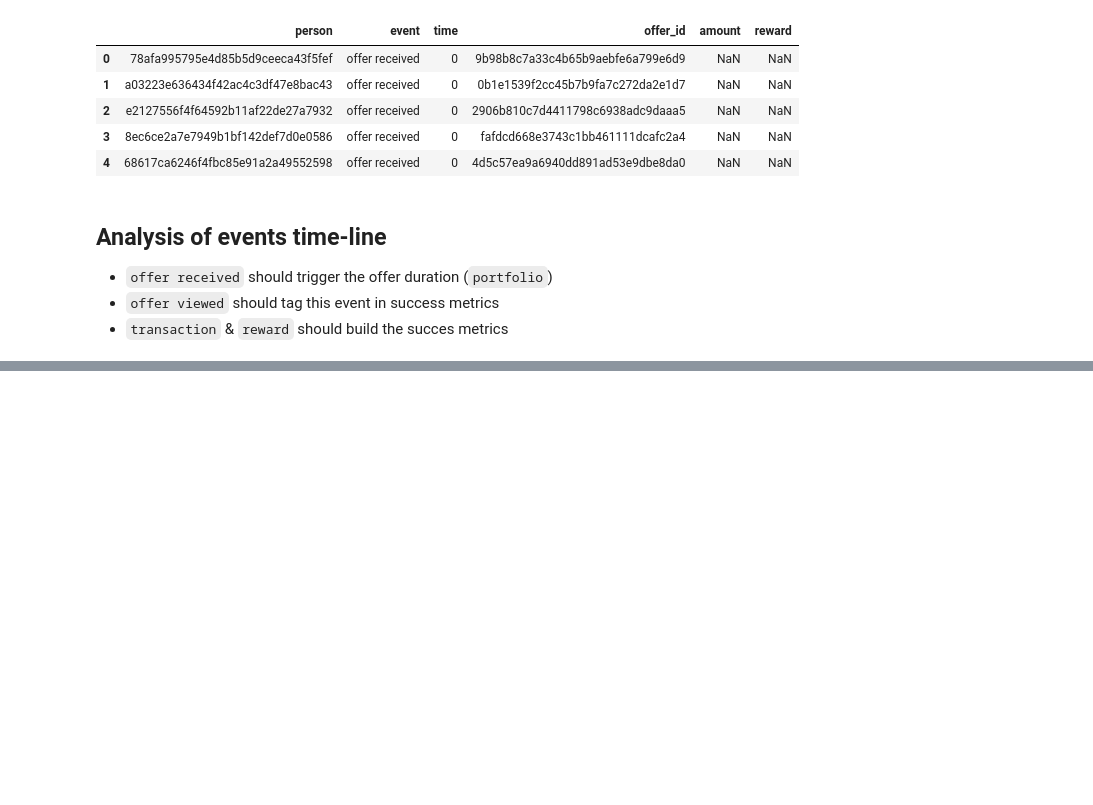
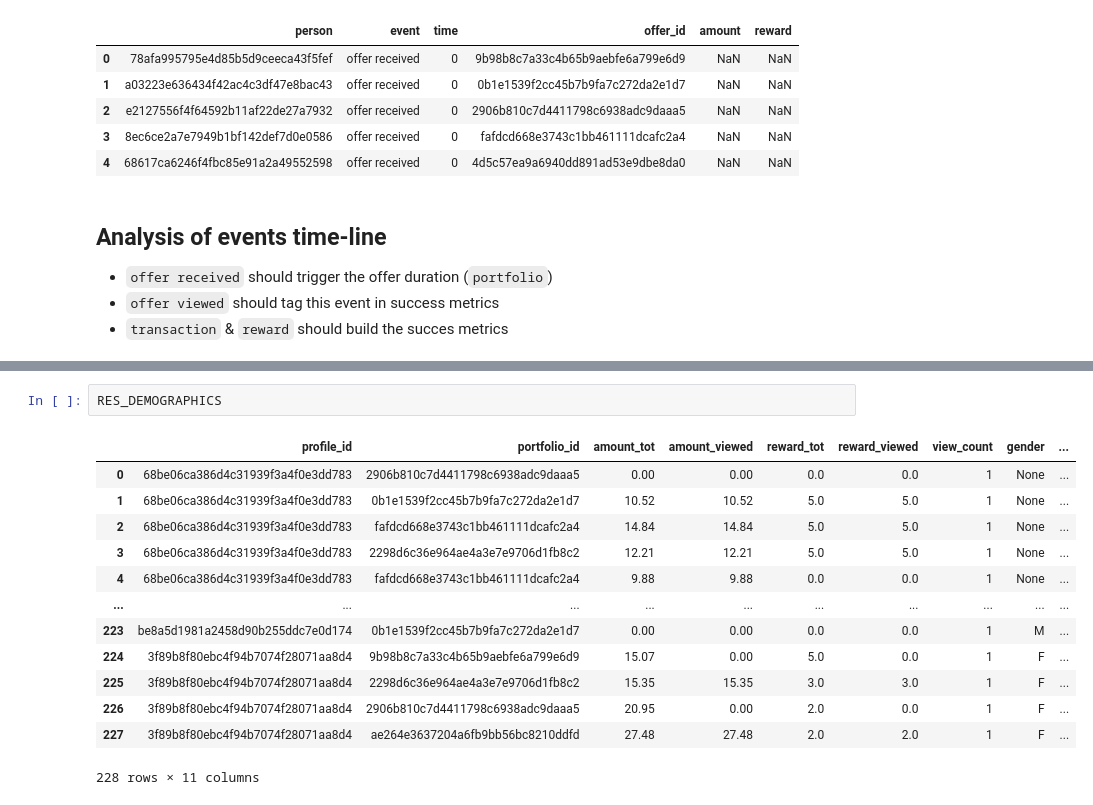
Before and after one commit to 6one2/StarbucksChallenge, a Jupyter notebook: devStarbucks.ipynb, the cells around one changed output, grey strips where cells are left out. Saved outputs shown, nothing was run; the diff lists cells and outputs as text; blank space fills up the shorter version.

Commit message:
create and extract metrics add demographics

```diff
--- a/devStarbucks.ipynb
+++ b/devStarbucks.ipynb
@@ -289,2 +320,18 @@ trans
+# %%
+RES_DEMOGRAPHICS
+# %% [output]
+|  | profile_id | portfolio_id | amount_tot | amount_viewed | reward_tot | reward_viewed | view_count | gender | ... |
+| 0 | 68be06ca386d4c31939f3a4f0e3dd783 | 2906b810c7d4411798c6938adc9daaa5 | 0.00 | 0.00 | 0.0 | 0.0 | 1 | None | ... |
+| 1 | 68be06ca386d4c31939f3a4f0e3dd783 | 0b1e1539f2cc45b7b9fa7c272da2e1d7 | 10.52 | 10.52 | 5.0 | 5.0 | 1 | None | ... |
+| 2 | 68be06ca386d4c31939f3a4f0e3dd783 | fafdcd668e3743c1bb461111dcafc2a4 | 14.84 | 14.84 | 5.0 | 5.0 | 1 | None | ... |
+| 3 | 68be06ca386d4c31939f3a4f0e3dd783 | 2298d6c36e964ae4a3e7e9706d1fb8c2 | 12.21 | 12.21 | 5.0 | 5.0 | 1 | None | ... |
+| 4 | 68be06ca386d4c31939f3a4f0e3dd783 | fafdcd668e3743c1bb461111dcafc2a4 | 9.88 | 9.88 | 0.0 | 0.0 | 1 | None | ... |
+| ... | ... | ... | ... | ... | ... | ... | ... | ... | ... |
+| 223 | be8a5d1981a2458d90b255ddc7e0d174 | 0b1e1539f2cc45b7b9fa7c272da2e1d7 | 0.00 | 0.00 | 0.0 | 0.0 | 1 | M | ... |
+| 224 | 3f89b8f80ebc4f94b7074f28071aa8d4 | 9b98b8c7a33c4b65b9aebfe6a799e6d9 | 15.07 | 0.00 | 5.0 | 0.0 | 1 | F | ... |
+| 225 | 3f89b8f80ebc4f94b7074f28071aa8d4 | 2298d6c36e964ae4a3e7e9706d1fb8c2 | 15.35 | 15.35 | 3.0 | 3.0 | 1 | F | ... |
+| 226 | 3f89b8f80ebc4f94b7074f28071aa8d4 | 2906b810c7d4411798c6938adc9daaa5 | 20.95 | 0.00 | 2.0 | 0.0 | 1 | F | ... |
+| 227 | 3f89b8f80ebc4f94b7074f28071aa8d4 | ae264e3637204a6fb9bb56bc8210ddfd | 27.48 | 27.48 | 2.0 | 2.0 | 1 | F | ... |
+228 rows × 11 columns
 # %%
 # %% [output]
```
Also changed, not shown: parts of 36 cells of this notebook.
